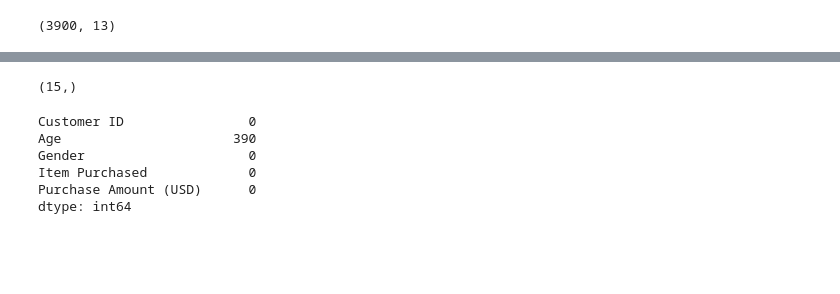
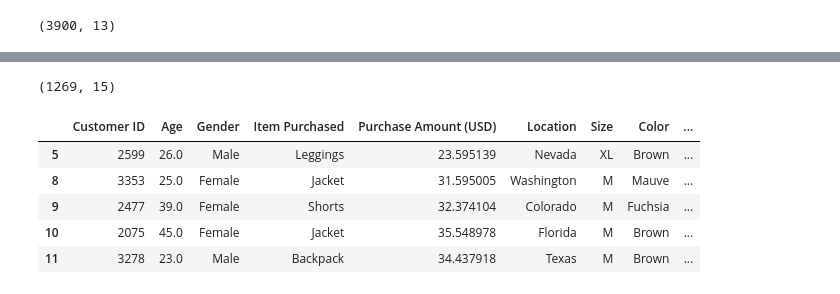
Before and after one commit to DevenieSade/ShoppingBehavior, a Jupyter notebook: code/02transform.ipynb, the cells around one changed output, grey strips where cells are left out. Drawn from its saved outputs; the diff is of its cells as text; code cells hidden in the pictures; blank space fills up the shorter version.

```diff
--- a/code/02transform.ipynb
+++ b/code/02transform.ipynb
@@ -67,7 +82,7 @@ dropped_df.shape
 # Assuming df is your DataFrame
 
 # Reassign missing values in "Review Rating" with "Missing" and non-null values with "Present"
-dropped_df['Review Rating'] = dropped_df['Review Rating'].fillna('Missing').apply(lambda x: 'Present' if x != 'Missing' else x)
+df['Review Rating'] = df['Review Rating'].fillna('Missing').apply(lambda x: 'Present' if x != 'Missing' else x)
 # %%
 # TODO: Now that we've dropped and transformed our columns, drop the remaining rows that contain missing values
 # Documentation: https://pandas.pydata.org/docs/reference/api/pandas.DataFrame.dropna.html
@@ -94,20 +113,20 @@ dropped_df = df.isnull().sum()
 # %%
 # TODO: print out the shape of this dataframe and verify that the shape is "(3158, 13)"
 
-dropped_df.shape
+df_clean.shape
 # %% [output]
-(15,)
+(1269, 15)
 # %%
 # TODO: print out the first 5 rows of this dataframe for validation
 
-dropped_df.head()
+df_clean.head()
 # %% [output]
-Customer ID                0
-Age                      390
-Gender                     0
-Item Purchased             0
-Purchase Amount (USD)      0
-dtype: int64
+|  | Customer ID | Age | Gender | Item Purchased | Purchase Amount (USD) | Location | Size | Color | ... |
+| 5 | 2599 | 26.0 | Male | Leggings | 23.595139 | Nevada | XL | Brown | ... |
+| 8 | 3353 | 25.0 | Female | Jacket | 31.595005 | Washington | M | Mauve | ... |
+| 9 | 2477 | 39.0 | Female | Shorts | 32.374104 | Colorado | M | Fuchsia | ... |
+| 10 | 2075 | 45.0 | Female | Jacket | 35.548978 | Florida | M | Brown | ... |
+| 11 | 3278 | 23.0 | Male | Backpack | 34.437918 | Texas | M | Brown | ... |
 # %%
 # TODO: write this newly transformed dataset to the `data/processed` folder. Name it "shopping_cleaned.csv"
 # Be sure to not include an additional index when writing this csv file
```
Also changed, not shown: parts of 5 cells of this notebook, 4 other files.
